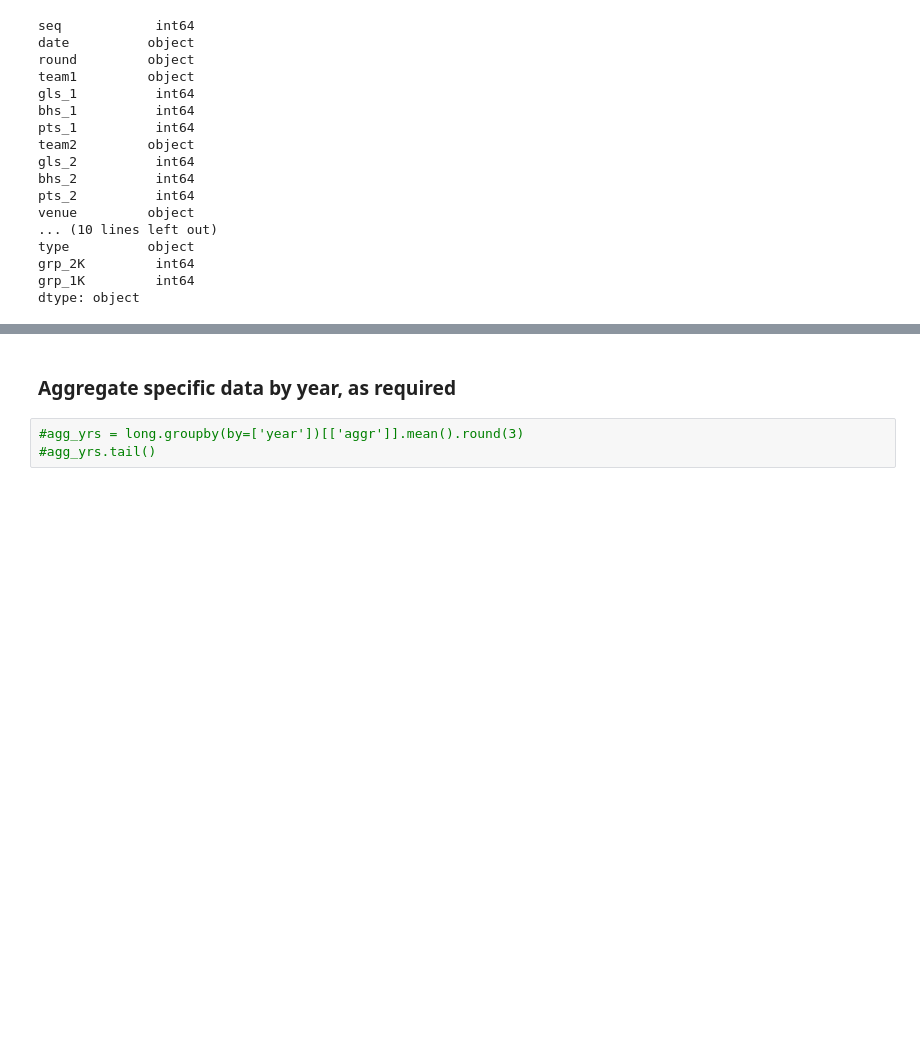
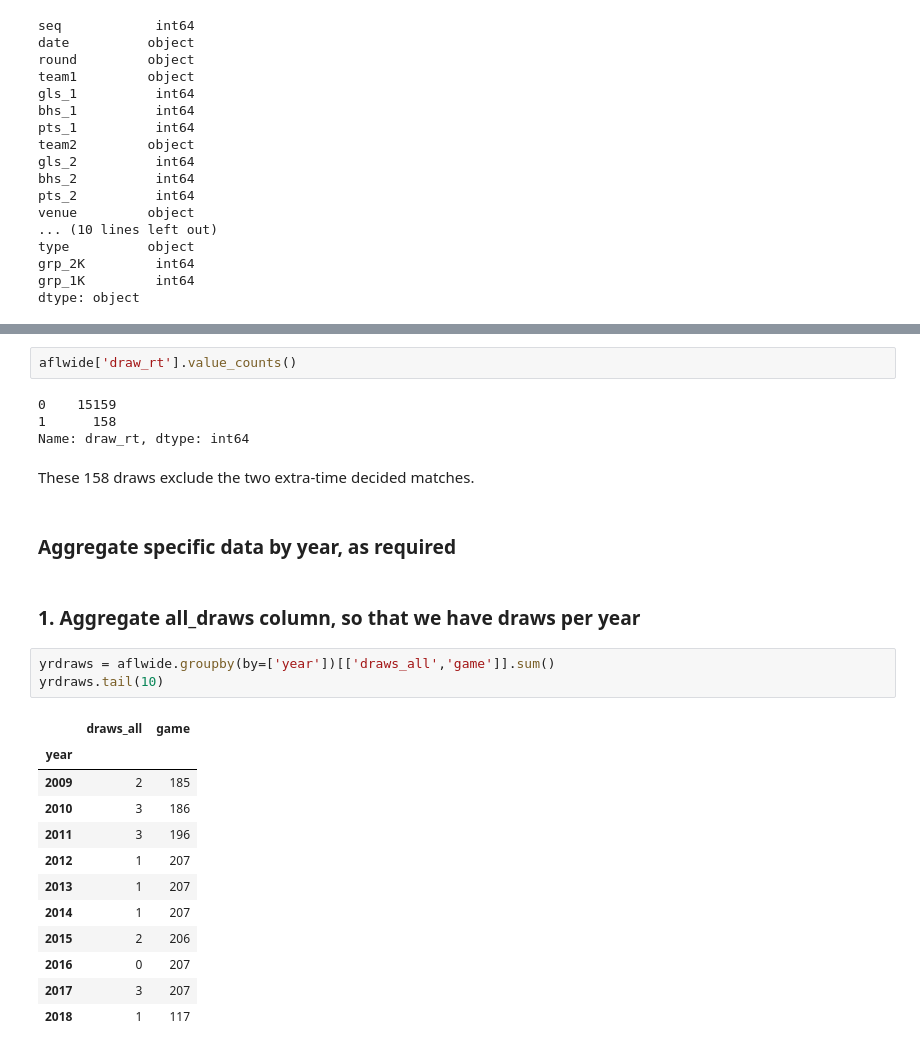
Before and after one commit to stevegabriel1/afl_explore, a Jupyter notebook: afl_draws_exploration.ipynb, the cells around one changed output, grey strips where cells are left out. Cells and saved outputs as stored; diff of their text form; blank space fills up the shorter version.

```diff
--- a/afl_draws_exploration.ipynb
+++ b/afl_draws_exploration.ipynb
@@ -72,5 +87,28 @@ dtype: object
+# %%
+aflwide['draw_rt'].value_counts()
+# %% [output]
+0    15159
+1      158
+Name: draw_rt, dtype: int64
+# %% [markdown]
+These 158 draws exclude the two extra-time decided matches.
 # %% [markdown]
 ### Aggregate specific data by year, as required
-# %%
-#agg_yrs = long.groupby(by=['year'])[['aggr']].mean().round(3)
-#agg_yrs.tail()
+# %% [markdown]
+### 1. Aggregate all_draws column, so that we have draws per year
+# %%
+yrdraws = aflwide.groupby(by=['year'])[['draws_all','game']].sum()
+yrdraws.tail(10)
+# %% [output]
+|  | draws_all | game |
+| year |  |  |
+| 2009 | 2 | 185 |
+| 2010 | 3 | 186 |
+| 2011 | 3 | 196 |
+| 2012 | 1 | 207 |
+| 2013 | 1 | 207 |
+| 2014 | 1 | 207 |
+| 2015 | 2 | 206 |
+| 2016 | 0 | 207 |
+| 2017 | 3 | 207 |
+| 2018 | 1 | 117 |
```
Also changed, not shown: parts of 9 cells of this notebook.
